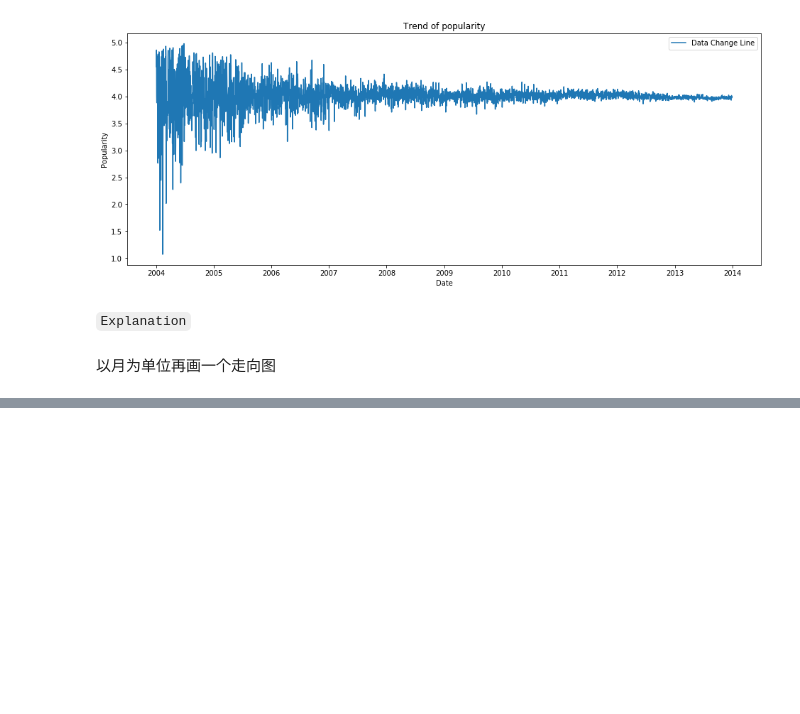
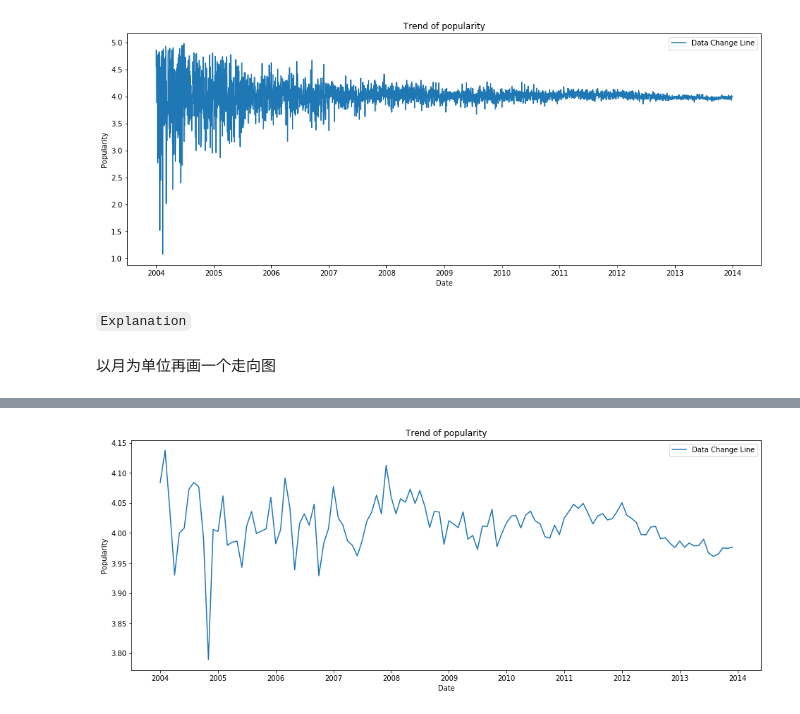
Before and after one commit to epfl-ada-2018/ada007project, a Jupyter notebook: Review Sentiment Analysis.ipynb, the cells around one changed output, grey strips where cells are left out. Drawn from its saved outputs; the diff is of its cells as text; code cells hidden in the pictures; blank space fills up the shorter version.

Commit message:
month trend

```diff
--- a/Review Sentiment Analysis.ipynb
+++ b/Review Sentiment Analysis.ipynb
@@ -515,2 +528,2 @@ plt.show()
 # %%
-df_product_review["Yearmonth"] = df_product_review['ReviewTime'].apply(lambda x: x.strptime(x,'%Y-%m'))
+df_product_review["Yearmonth"] = df_product_review['ReviewTime'].apply(lambda x: x.strftime('%Y-%m'))
@@ -525 +541,3 @@ str
+# %%
+df_month_popularity['Yearmonth'] = pd.to_datetime(df_month_popularity['Yearmonth'])
 # %%
@@ -530,0 +555,10 @@ AttributeError: 'str' object has no attribute 'year'
+# %%
+plt.figure(figsize=(16,6))
+plt.plot(df_month_popularity_subset.Yearmonth, df_month_popularity_subset.reviewScoreNorm)
+plt.xlabel('Month')
+plt.ylabel('Popularity')
+plt.title('Trend of popularity')
+plt.legend(['Data Change Line'])
+plt.show()
+# %% [output]
+[figure, added]
```
Also changed, not shown: parts of 11 cells of this notebook.
